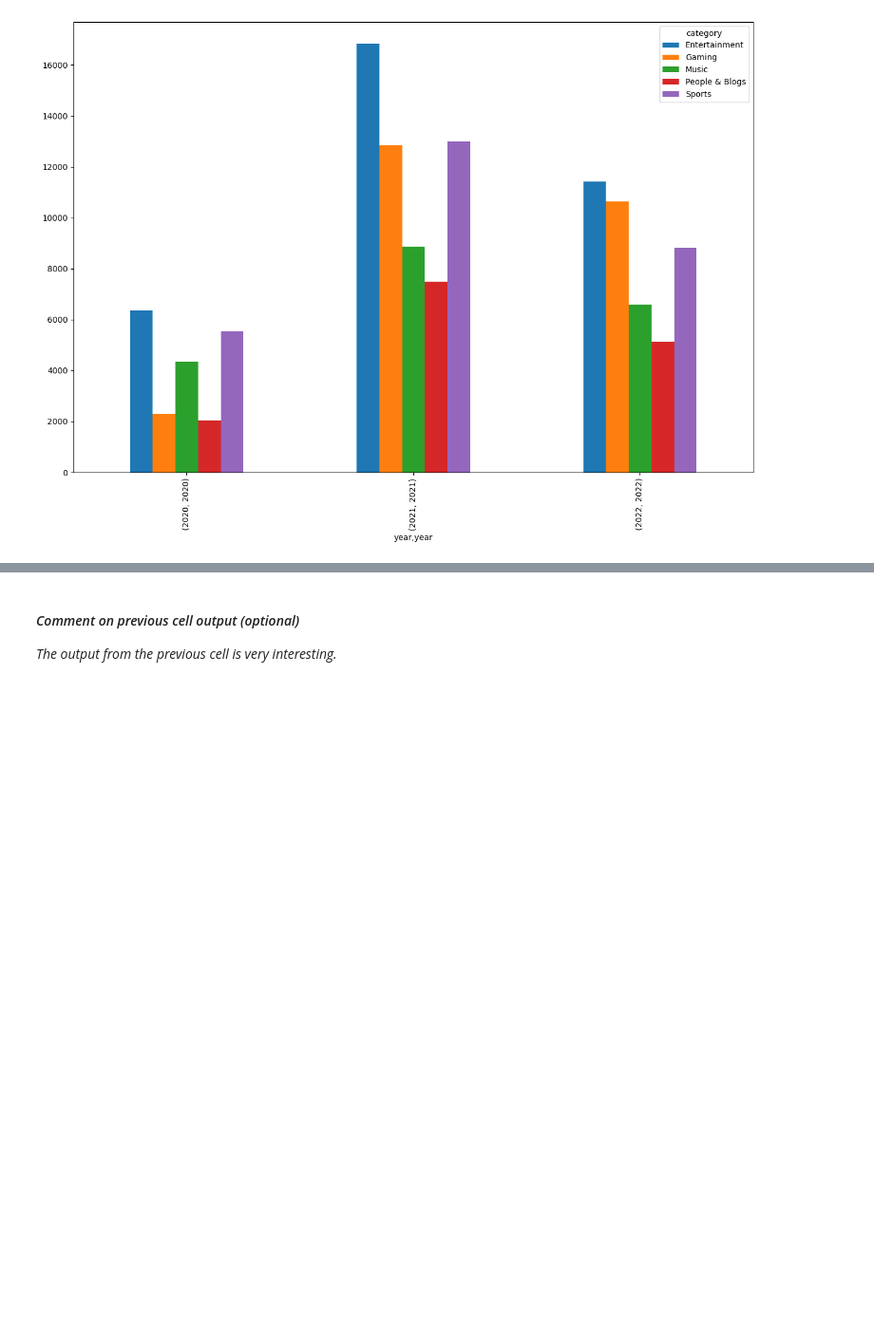
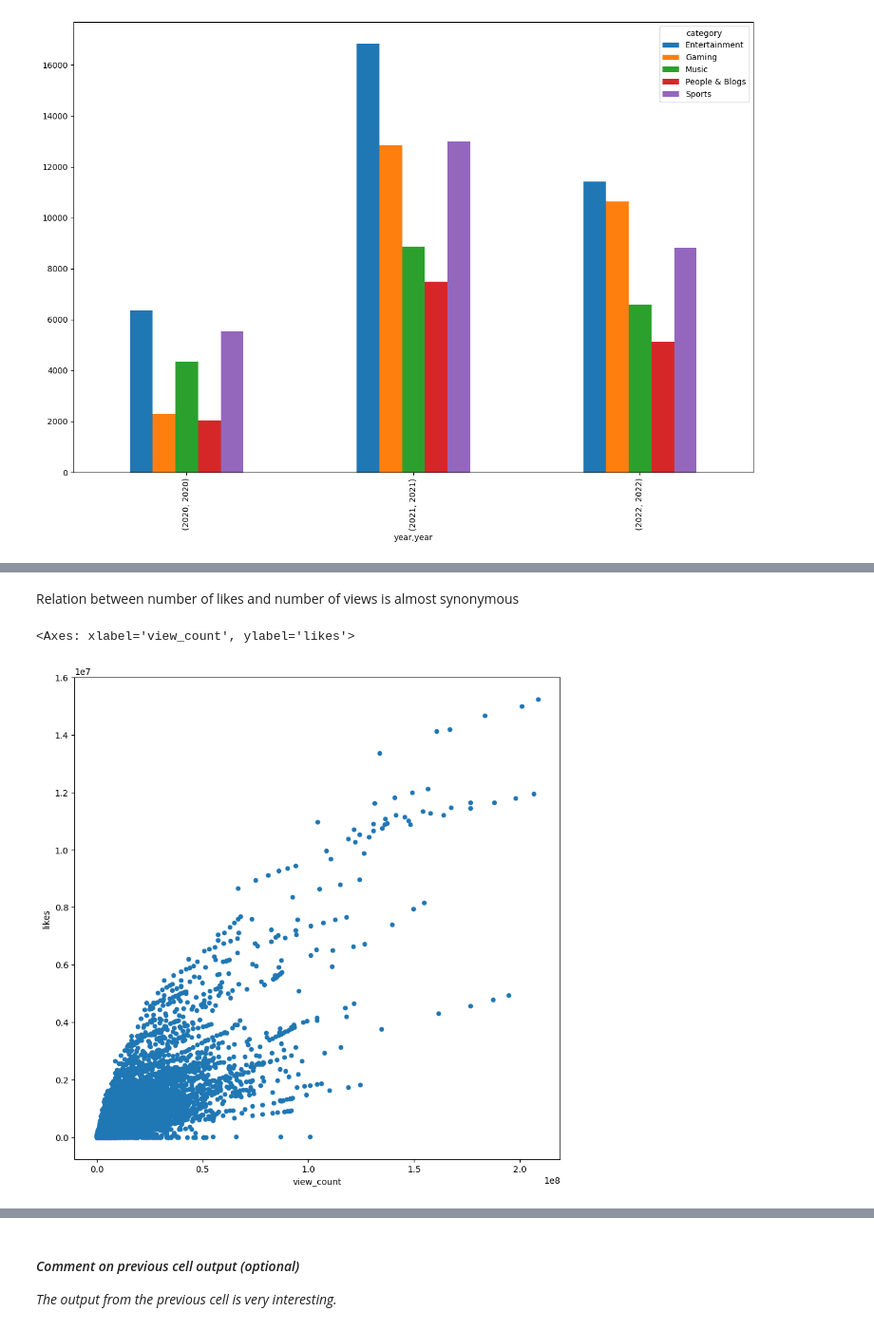
Before and after one commit to assh/DataScienceCoursework3, a Jupyter notebook: A3_Data_Analysis_Project.ipynb, the cells around one changed output, grey strips where cells are left out. Shown: that part at 95% size. Cells and saved outputs as stored; diff of their text form; code cells hidden in the pictures; blank space fills up the shorter version.

Commit message:
added obj 3 graphs

```diff
--- a/A3_Data_Analysis_Project.ipynb
+++ b/A3_Data_Analysis_Project.ipynb
@@ -380,0 +394,5 @@ df.groupby(['year','category']).size().groupby(level=0).nlargest(5).unstack().pl
+# %%
+#drop columns that are not needed - video_id, channelId, tags, channelTitle, comment_count, thumbnail_link, comments_disabled, ratings_disabled, date, month, year
+df_ob3 = df.copy()
+df_ob3 = df.drop(['video_id','channelId','tags','channelTitle','comment_count','thumbnail_link','comments_disabled','ratings_disabled','date','month','year','description'], axis=1)
+df_ob3.head()
@@ -380,0 +406,8 @@ df.groupby(['year','category']).size().groupby(level=0).nlargest(5).unstack().pl
+# %% [markdown]
+Relation between number of likes and number of views is almost synonymous
+# %%
+#Create a plot to show the relationship between the number of views and the number of likes
+df_ob3.plot.scatter(x='view_count', y='likes', figsize=(10,10))
+# %% [output]
+<Axes: xlabel='view_count', ylabel='likes'>
+[figure, added]
```
Also changed, not shown: parts of 37 cells of this notebook.
